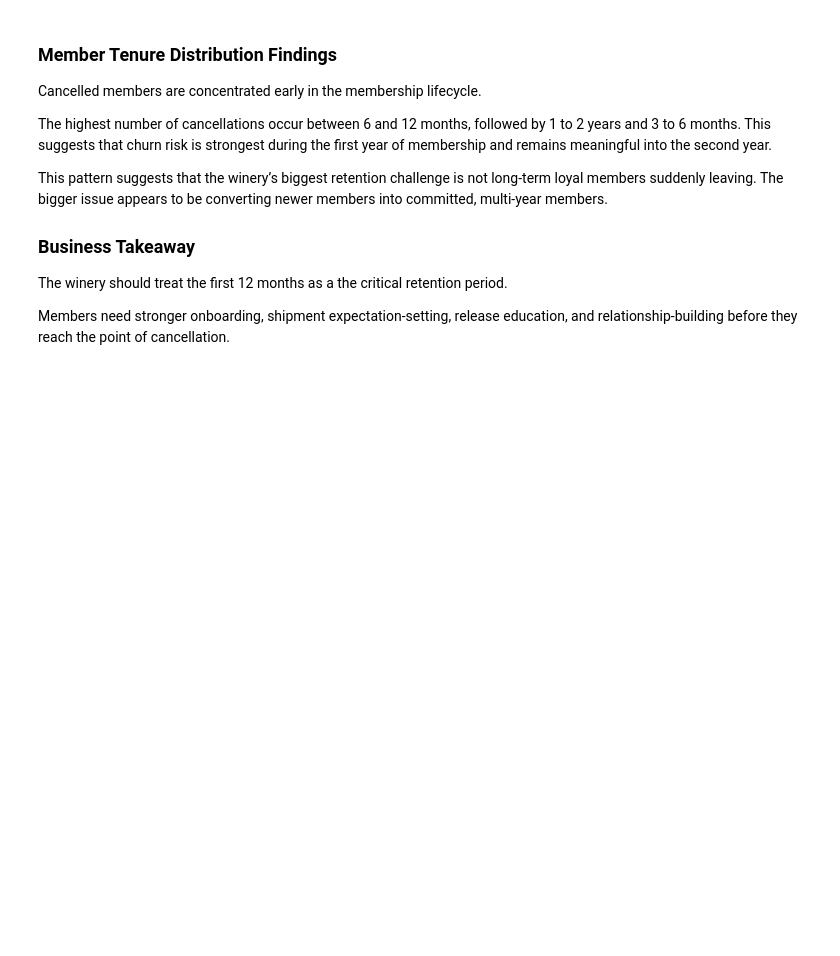
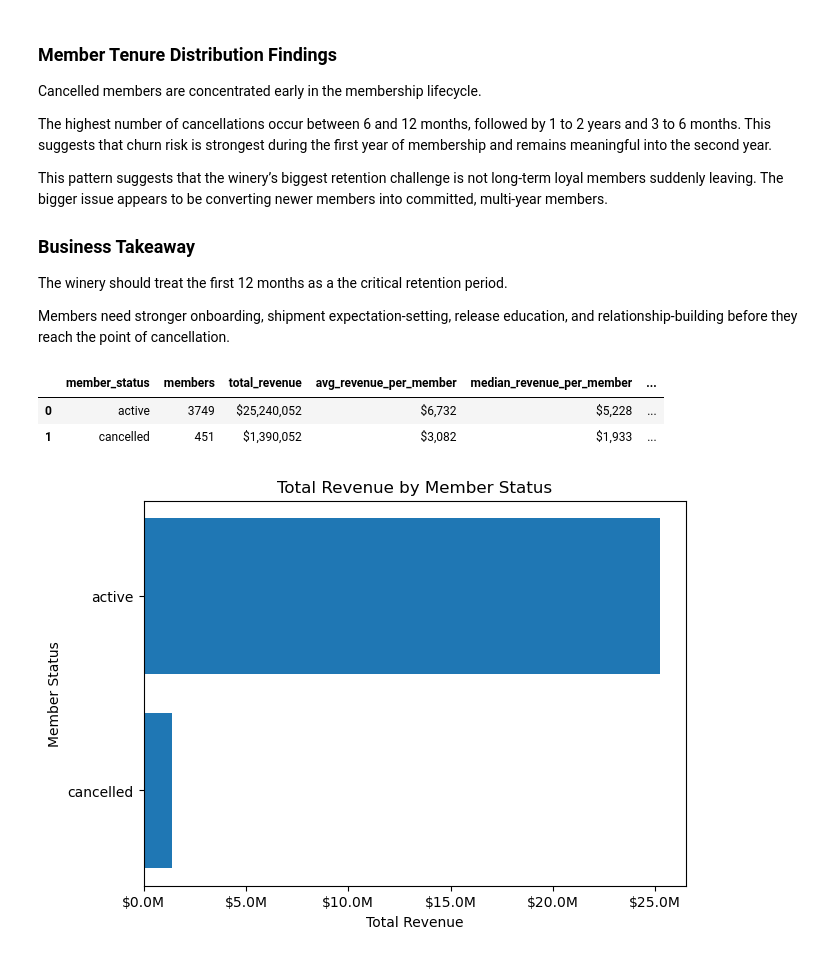
Before and after one commit to eddyk92/Bills-Bills-Bills-Churn-Analysis, a Jupyter notebook: notebooks/02_retention_eda.ipynb, the cells around one changed output. Drawn from its saved outputs; the diff is of its cells as text; code cells hidden in the pictures; blank space fills up the shorter version.

```diff
--- a/notebooks/02_retention_eda.ipynb
+++ b/notebooks/02_retention_eda.ipynb
@@ -1122,0 +1145,46 @@ Members need stronger onboarding, shipment expectation-setting, release educatio
+# %%
+revenue_status_summary = (
+    revenue_by_member_status
+    .groupby("member_status")
+    .agg(
+        members=("member_id", "nunique"),
+        total_revenue=("total_revenue", "sum"),
+        avg_revenue_per_member=("total_revenue", "mean"),
+        median_revenue_per_member=("total_revenue", "median"),
+        avg_orders_per_member=("total_orders", "mean"),
+        median_orders_per_member=("total_orders", "median")
+    )
+    .reset_index()
+)
+
+revenue_status_summary["revenue_share"] = (
+    revenue_status_summary["total_revenue"] / revenue_status_summary["total_revenue"].sum()
+)
+
+
+revenue_status_display = revenue_status_summary.copy()
+
+revenue_status_display["total_revenue"] = revenue_status_display["total_revenue"].map("${:,.0f}".format)
+revenue_status_display["avg_revenue_per_member"] = revenue_status_display["avg_revenue_per_member"].map("${:,.0f}".format)
+revenue_status_display["median_revenue_per_member"] = revenue_status_display["median_revenue_per_member"].map("${:,.0f}".format)
+revenue_status_display["avg_orders_per_member"] = revenue_status_display["avg_orders_per_member"].round(1)
+revenue_status_display["median_orders_per_member"] = revenue_status_display["median_orders_per_member"].round(1)
+revenue_status_display["revenue_share"] = (revenue_status_display["revenue_share"] * 100).round(1).astype(str) + "%"
+
+revenue_status_display
+# %% [output]
+|  | member_status | members | total_revenue | avg_revenue_per_member | median_revenue_per_member | ... |
+| 0 | active | 3749 | $25,240,052 | $6,732 | $5,228 | ... |
+| 1 | cancelled | 451 | $1,390,052 | $3,082 | $1,933 | ... |
+# %%
+plot_data = revenue_status_summary.sort_values("total_revenue", ascending=True)
+
+plt.figure(figsize=(7, 5))
+plt.barh(plot_data["member_status"], plot_data["total_revenue"])
+plt.xlabel("Total Revenue")
+plt.ylabel("Member Status")
+plt.title("Total Revenue by Member Status")
+plt.gca().xaxis.set_major_formatter(plt.FuncFormatter(lambda x, _: f"${x/1_000_000:.1f}M"))
+plt.show()
+# %% [output]
+[figure, added]
```
Also changed, not shown: parts of 8 cells of this notebook.
